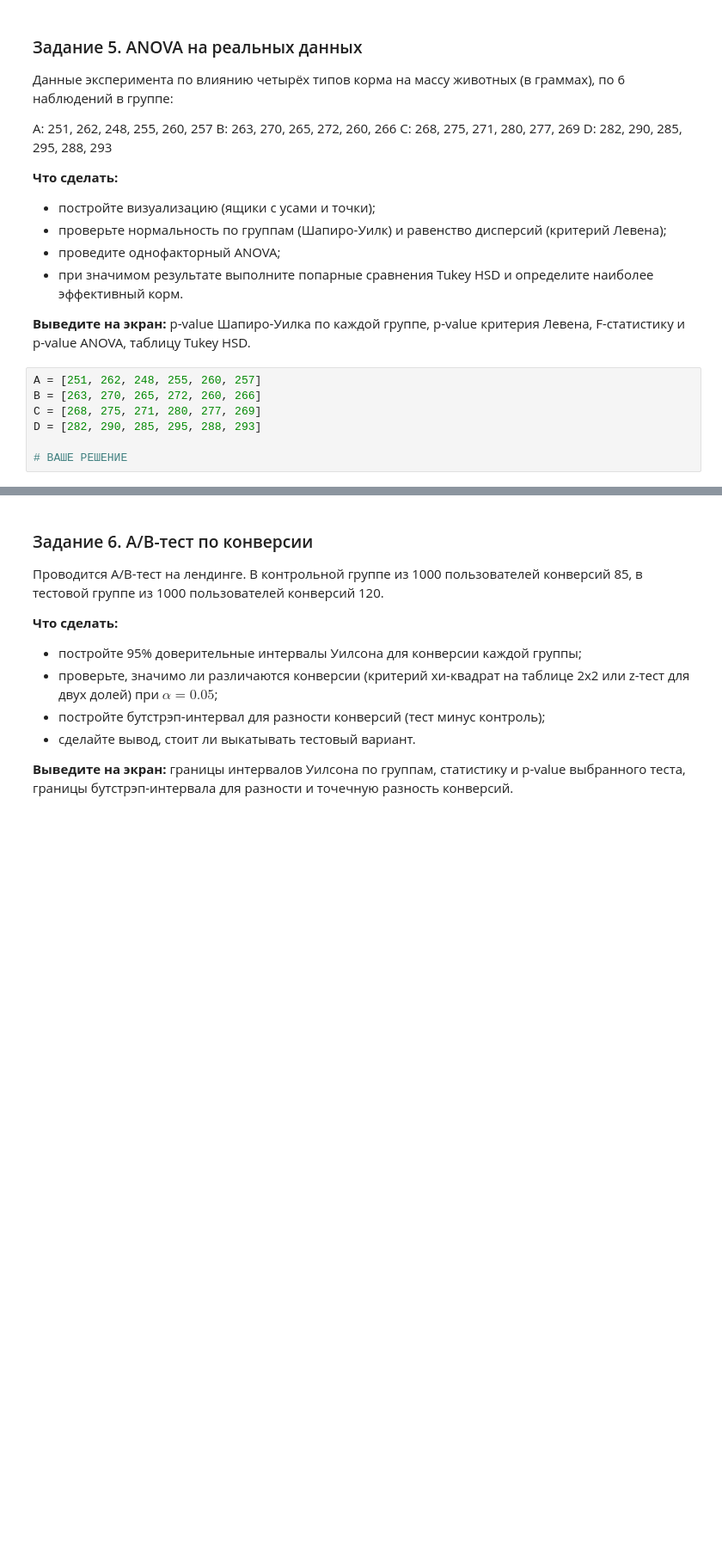
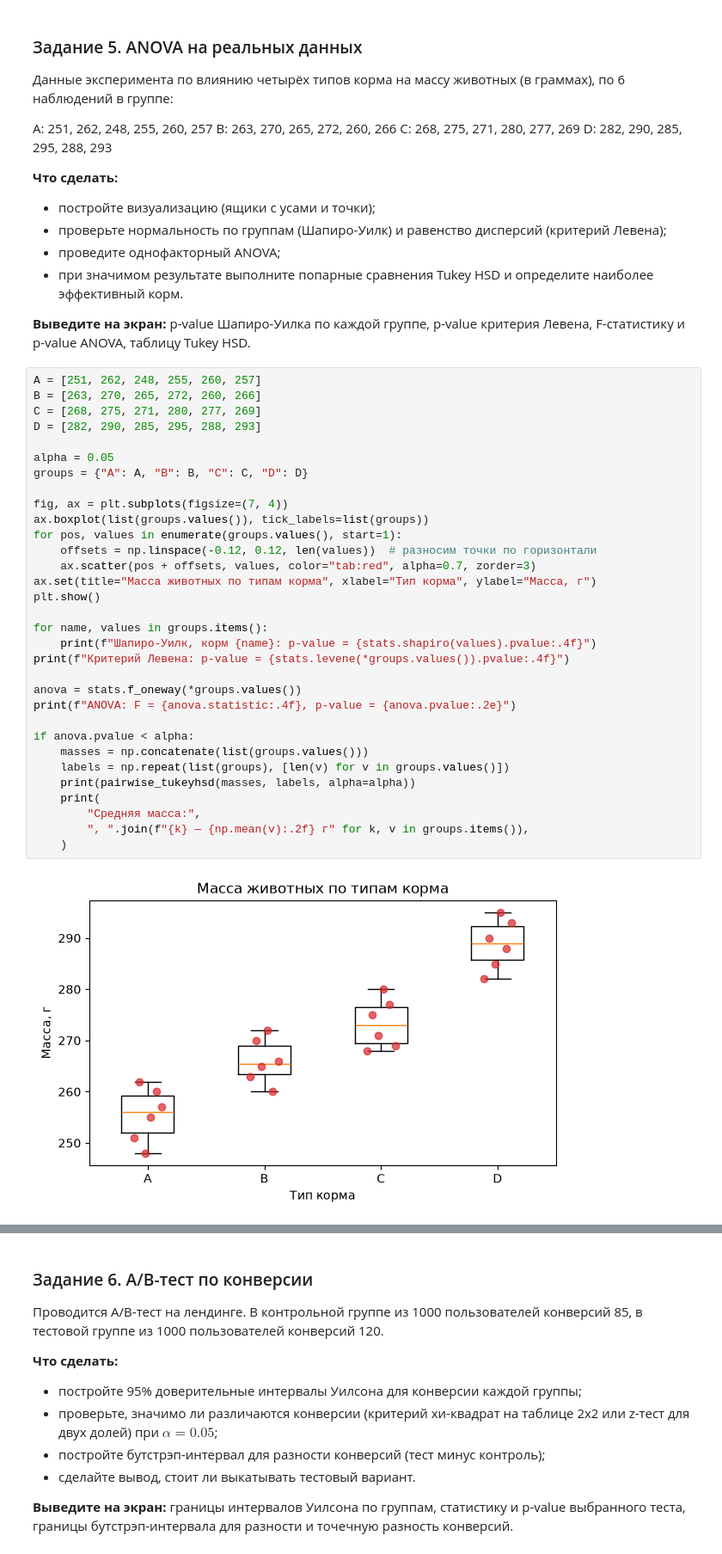
Before and after one commit to radif-ru/applied-statistics, a Jupyter notebook: notebooks/statistical-tests.ipynb, the cells around one changed output, grey strips where cells are left out. Shown at 86% size. Saved outputs shown, nothing was run; the diff lists cells and outputs as text; blank space fills up the shorter version.

Commit message:
feat: compare feed types with one-way ANOVA and Tukey HSD

```diff
--- a/notebooks/statistical-tests.ipynb
+++ b/notebooks/statistical-tests.ipynb
@@ -195,7 +197,34 @@ D: 282, 290, 285, 295, 288, 293
 # %%
 A = [251, 262, 248, 255, 260, 257]
 B = [263, 270, 265, 272, 260, 266]
 C = [268, 275, 271, 280, 277, 269]
 D = [282, 290, 285, 295, 288, 293]
 
-# ВАШЕ РЕШЕНИЕ
+alpha = 0.05
+groups = {"A": A, "B": B, "C": C, "D": D}
+
+fig, ax = plt.subplots(figsize=(7, 4))
+ax.boxplot(list(groups.values()), tick_labels=list(groups))
+for pos, values in enumerate(groups.values(), start=1):
+    offsets = np.linspace(-0.12, 0.12, len(values))  # разносим точки по горизонтали
+    ax.scatter(pos + offsets, values, color="tab:red", alpha=0.7, zorder=3)
+ax.set(title="Масса животных по типам корма", xlabel="Тип корма", ylabel="Масса, г")
+plt.show()
+
+for name, values in groups.items():
+    print(f"Шапиро-Уилк, корм {name}: p-value = {stats.shapiro(values).pvalue:.4f}")
+print(f"Критерий Левена: p-value = {stats.levene(*groups.values()).pvalue:.4f}")
+
+anova = stats.f_oneway(*groups.values())
+print(f"ANOVA: F = {anova.statistic:.4f}, p-value = {anova.pvalue:.2e}")
+
+if anova.pvalue < alpha:
+    masses = np.concatenate(list(groups.values()))
+    labels = np.repeat(list(groups), [len(v) for v in groups.values()])
+    print(pairwise_tukeyhsd(masses, labels, alpha=alpha))
+    print(
+        "Средняя масса:",
+        ", ".join(f"{k} — {np.mean(v):.2f} г" for k, v in groups.items()),
+    )
+# %% [output]
+[figure, added]
```
Also changed, not shown: parts of 3 cells of this notebook.
